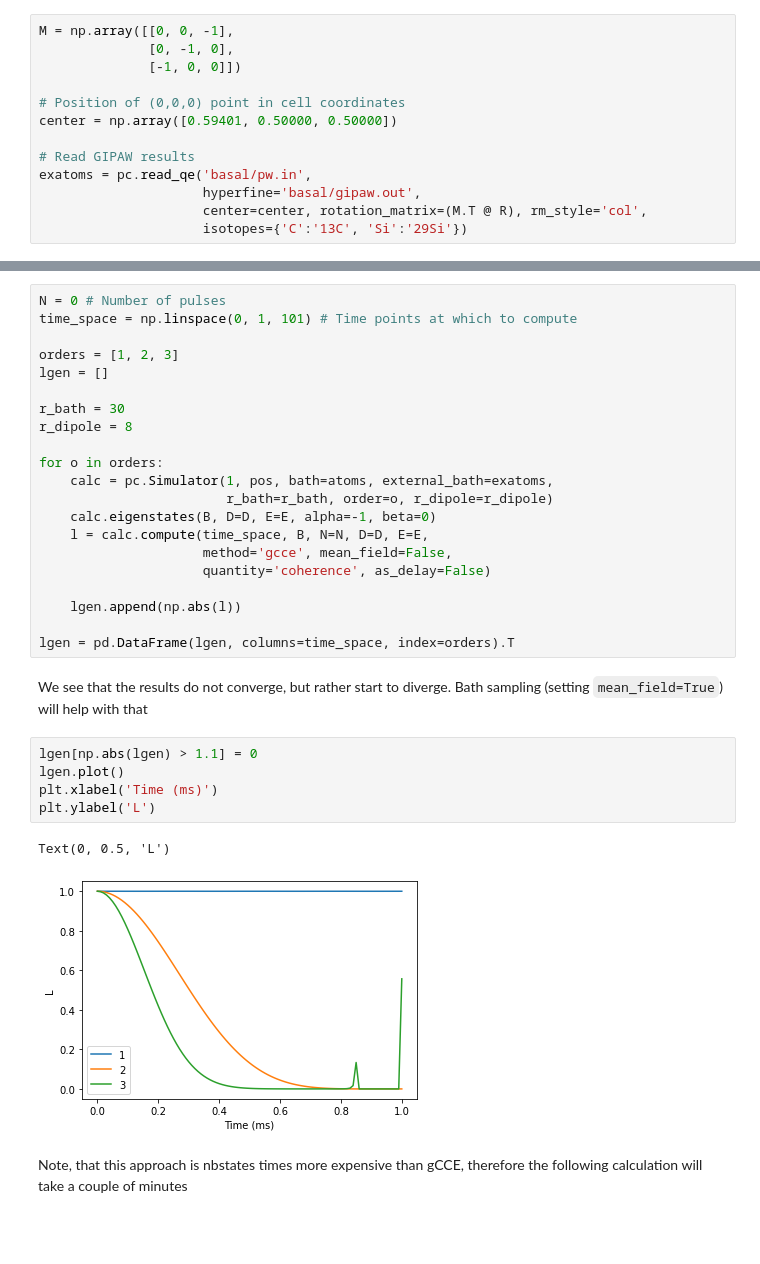
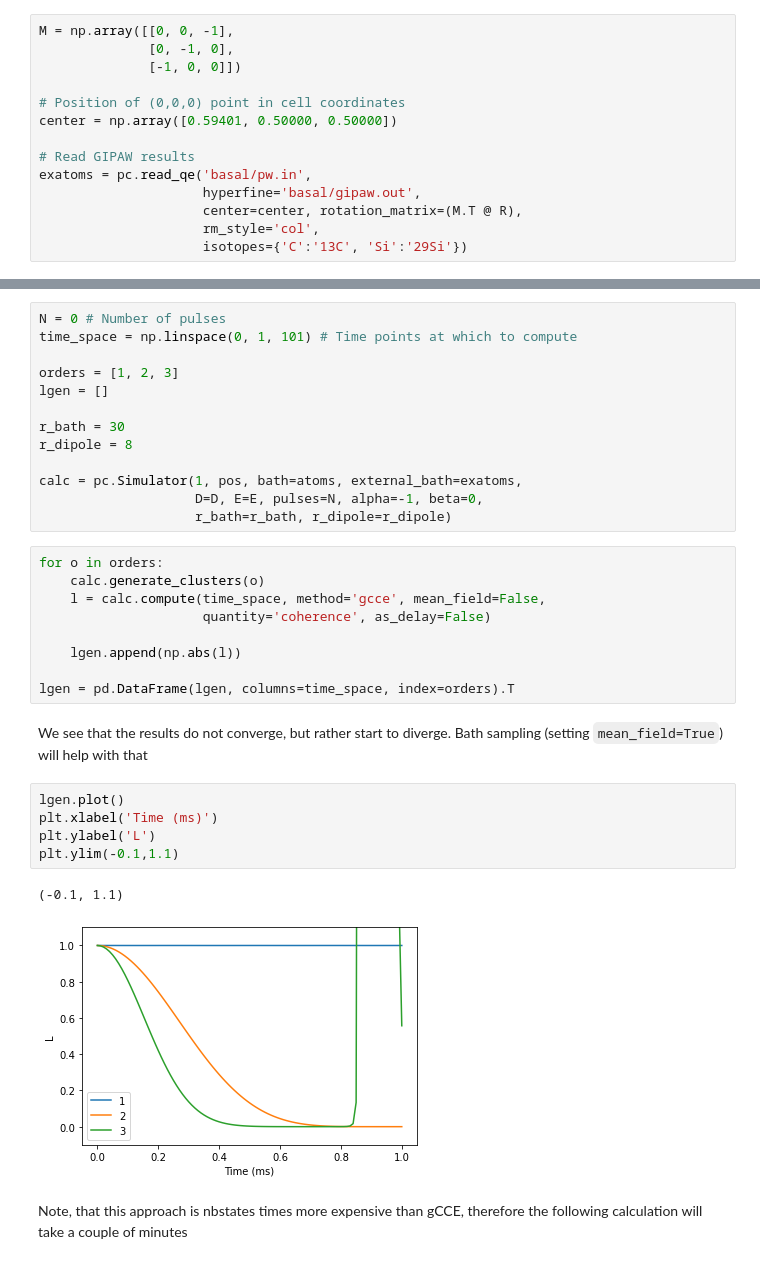
Before and after one commit to foxfixfax/PyCCE, a Jupyter notebook: docs/source/tutorials/sic_vv.ipynb, the cells around one changed output, grey strips where cells are left out. Drawn from its saved outputs; the diff is of its cells as text; blank space fills up the shorter version.

```diff
--- a/docs/source/tutorials/sic_vv.ipynb
+++ b/docs/source/tutorials/sic_vv.ipynb
@@ -197,7 +193,8 @@ center = np.array([0.59401, 0.50000, 0.50000])
 # Read GIPAW results
 exatoms = pc.read_qe('basal/pw.in',
                      hyperfine='basal/gipaw.out',
-                     center=center, rotation_matrix=(M.T @ R), rm_style='col',
+                     center=center, rotation_matrix=(M.T @ R),
+                     rm_style='col',
                      isotopes={'C':'13C', 'Si':'29Si'})
 # %% [markdown]
 To check whether our rotations produced correct results we can find the indexes of the `BathArray` and DFT output with `pc.same_bath_indexes` function. It returns a tuple, containing the indexes of elements in the two `BathArray` instances with the same position and name. First element of the tuple - indexes of first argument, second - of the second. For that we generate supecell with `BathCell` class, containing 100% isotopes, and count the number of found indexes. It should be equal to the size of DFT supercell,
@@ -243,27 +239,28 @@ lgen = []
 r_bath = 30
 r_dipole = 8
 
-for o in orders:
-    calc = pc.Simulator(1, pos, bath=atoms, external_bath=exatoms,
-                        r_bath=r_bath, order=o, r_dipole=r_dipole)
-    calc.eigenstates(B, D=D, E=E, alpha=-1, beta=0)
-    l = calc.compute(time_space, B, N=N, D=D, E=E,
-                     method='gcce', mean_field=False,
-                     quantity='coherence', as_delay=False)
-
-    lgen.append(np.abs(l))
-
-lgen = pd.DataFrame(lgen, columns=time_space, index=orders).T
+calc = pc.Simulator(1, pos, bath=atoms, external_bath=exatoms,
+                    D=D, E=E, pulses=N, alpha=-1, beta=0,
+                    r_bath=r_bath, r_dipole=r_dipole)
+# %%
+for o in orders:
+    calc.generate_clusters(o)
+    l = calc.compute(time_space, method='gcce', mean_field=False,
+                     quantity='coherence', as_delay=False)
+
+    lgen.append(np.abs(l))
+
+lgen = pd.DataFrame(lgen, columns=time_space, index=orders).T
 # %% [markdown]
 We see that the results do not converge, but rather start to diverge. Bath sampling (setting `mean_field=True`) will help with that
 # %%
-lgen[np.abs(lgen) > 1.1] = 0
 lgen.plot()
 plt.xlabel('Time (ms)')
 plt.ylabel('L')
+plt.ylim(-0.1,1.1)
 # %% [output]
-Text(0, 0.5, 'L')
+(-0.1, 1.1)
-[figure, old version]
+[figure, new version]
 # %% [markdown]
 Note, that this approach is nbstates times more expensive than gCCE, therefore the following calculation will take a couple of minutes
 # %%
```
Also changed, not shown: parts of 30 cells of this notebook, 43 other files.
